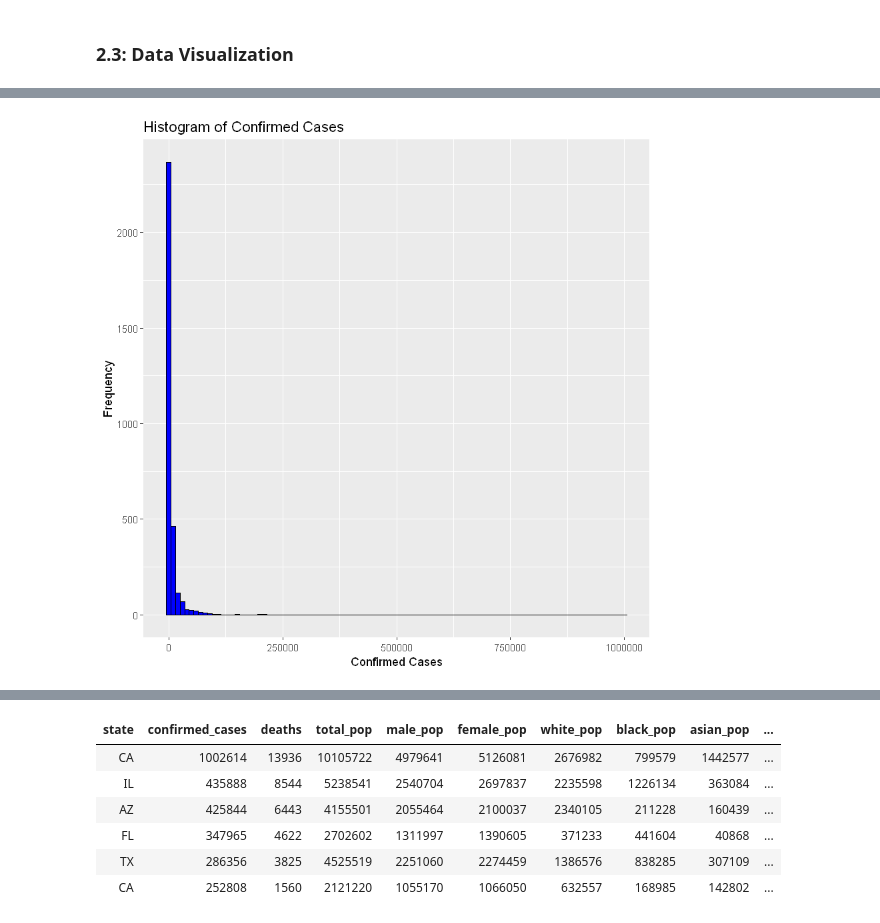
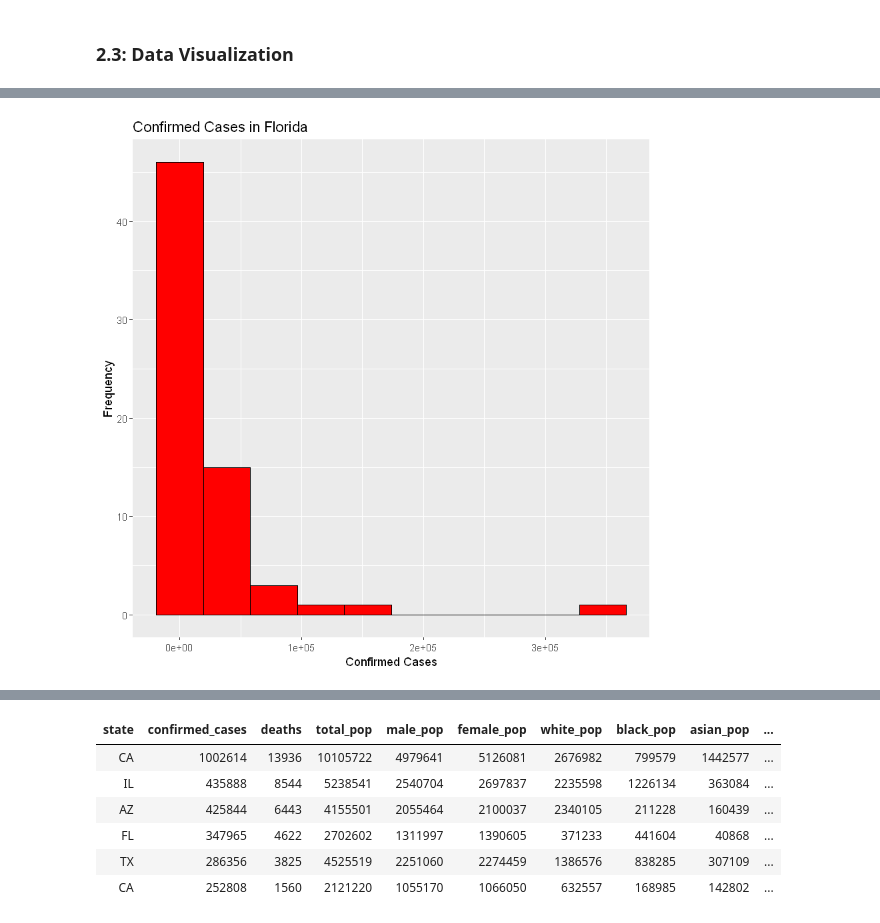
Before and after one commit to hlambson/CS7331, a Jupyter notebook: Project 1/Project 1.ipynb, the cells around one changed output, grey strips where cells are left out. Drawn from its saved outputs; the diff is of its cells as text; code cells hidden in the pictures.

```diff
--- a/Project 1/Project 1.ipynb
+++ b/Project 1/Project 1.ipynb
@@ -180,0 +183,3 @@ summary(cases_small)
+# %%
+cases_FL <- cases_small %>% filter(state == "FL")
+cases_CA <- cases_small %>% filter(state == "CA")
@@ -181,6 +226,6 @@ summary(cases_small)
 # %%
-ggplot(cases_small, aes(x = confirmed_cases)) +
-  geom_histogram(binwidth = 10000, fill = "blue", color = "black") +
-  labs(title = "Histogram of Confirmed Cases", x = "Confirmed Cases", y = "Frequency")
+ggplot(cases_FL, aes(x = confirmed_cases)) +
+  geom_histogram(fill = "red", color = "black", bins=10) +
+  labs(title = "Confirmed Cases in Florida", x = "Confirmed Cases", y = "Frequency")
 # %% [output]
-[figure, old version]
+[figure, new version]
```
Also changed, not shown: parts of 4 cells of this notebook, 1 other file.
